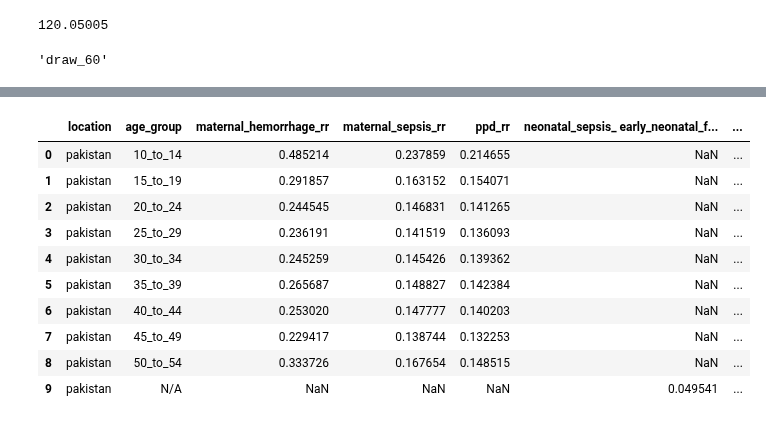
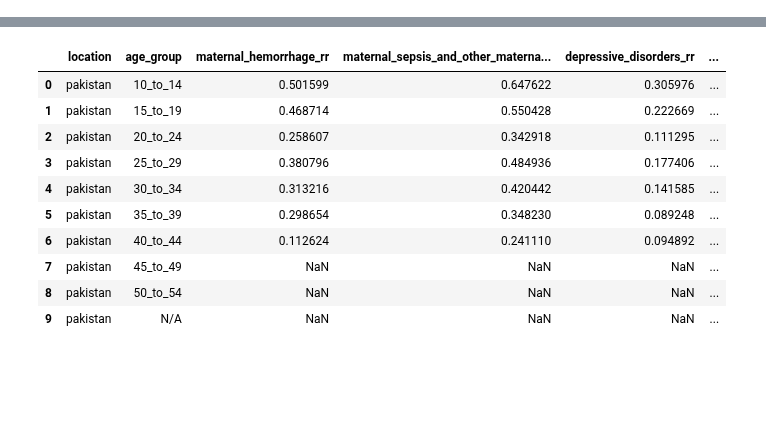
Before and after one commit to ihmeuw/vivarium_gates_mncnh, a Jupyter notebook: src/vivarium_gates_mncnh/data/hgb_pafs_maternal_disorders/function_tester.ipynb, the cells around one changed output, grey strips where cells are left out. Saved outputs shown, nothing was run; the diff lists cells and outputs as text; code cells hidden in the pictures; blank space fills up the shorter version.

```diff
--- a/src/vivarium_gates_mncnh/data/hgb_pafs_maternal_disorders/function_tester.ipynb
+++ b/src/vivarium_gates_mncnh/data/hgb_pafs_maternal_disorders/function_tester.ipynb
@@ -35 +11,7 @@ art.load('risk_factor.hemoglobin.relative_risk')
+# %%
+# define some parameters
+draw = 60
+location = 'pakistan'
+population_size = 100 #* 10
+results_directory = os.getcwd() + '/'
 # %%
@@ -56,4 +28,0 @@ warnings.filterwarnings('ignore')
-# %%
-draw = 'draw_60'
-location = 'pakistan'
-population_size = 1000 #* 10
@@ -116,11 +84,0 @@ KeyError: 'hemorrhage_comp_rr'
-# %%
-exposure_levels = hgb_rrs.exposure.unique()
-# Find the value in exposure_levels closest to 120
-closest_exposure = min(exposure_levels, key=lambda x: abs(x - 120))
-closest_exposure
-# %% [output]
-120.05005
-# %%
-draw
-# %% [output]
-'draw_60'
@@ -127,8 +91,6 @@ draw
 # %%
-pafs = calculate_pafs(location, draw, population_size)
+pafs = calculate_pafs(location, draw, population_size, hgb_rrs)
 pafs
 
-# TODO: need to update neonatal sepsis PAF so that it is not stratified by age
-    # also maybe make it specific to live births
-    # even consider making it specific to surviving neonates at entry to late neonatal age group
+# note, I ran at such a small population size here (100) that some age groups are not represented
 # %% [output]
@@ -141,15 +103,15 @@ pafs
 ['sex']
-|  | location | age_group | maternal_hemorrhage_rr | maternal_sepsis_rr | ppd_rr | neonatal_sepsis_ early_neonatal_f... | ... |
-| 0 | pakistan | 10_to_14 | 0.485214 | 0.237859 | 0.214655 | NaN | ... |
-| 1 | pakistan | 15_to_19 | 0.291857 | 0.163152 | 0.154071 | NaN | ... |
-| 2 | pakistan | 20_to_24 | 0.244545 | 0.146831 | 0.141265 | NaN | ... |
-| 3 | pakistan | 25_to_29 | 0.236191 | 0.141519 | 0.136093 | NaN | ... |
-| 4 | pakistan | 30_to_34 | 0.245259 | 0.145426 | 0.139362 | NaN | ... |
-| 5 | pakistan | 35_to_39 | 0.265687 | 0.148827 | 0.142384 | NaN | ... |
-| 6 | pakistan | 40_to_44 | 0.253020 | 0.147777 | 0.140203 | NaN | ... |
-| 7 | pakistan | 45_to_49 | 0.229417 | 0.138744 | 0.132253 | NaN | ... |
-| 8 | pakistan | 50_to_54 | 0.333726 | 0.167654 | 0.148515 | NaN | ... |
-| 9 | pakistan | N/A | NaN | NaN | NaN | 0.049541 | ... |
+|  | location | age_group | maternal_hemorrhage_rr | maternal_sepsis_and_other_materna... | depressive_disorders_rr | ... |
+| 0 | pakistan | 10_to_14 | 0.501599 | 0.647622 | 0.305976 | ... |
+| 1 | pakistan | 15_to_19 | 0.468714 | 0.550428 | 0.222669 | ... |
+| 2 | pakistan | 20_to_24 | 0.258607 | 0.342918 | 0.111295 | ... |
+| 3 | pakistan | 25_to_29 | 0.380796 | 0.484936 | 0.177406 | ... |
+| 4 | pakistan | 30_to_34 | 0.313216 | 0.420442 | 0.141585 | ... |
+| 5 | pakistan | 35_to_39 | 0.298654 | 0.348230 | 0.089248 | ... |
+| 6 | pakistan | 40_to_44 | 0.112624 | 0.241110 | 0.094892 | ... |
+| 7 | pakistan | 45_to_49 | NaN | NaN | NaN | ... |
+| 8 | pakistan | 50_to_54 | NaN | NaN | NaN | ... |
+| 9 | pakistan | N/A | NaN | NaN | NaN | ... |
 # %%
 # great, that code is working fine. Now let's check some different population sizes
 paf_data = pd.DataFrame()
```
Also changed, not shown: parts of 14 cells of this notebook, 1 other file.
